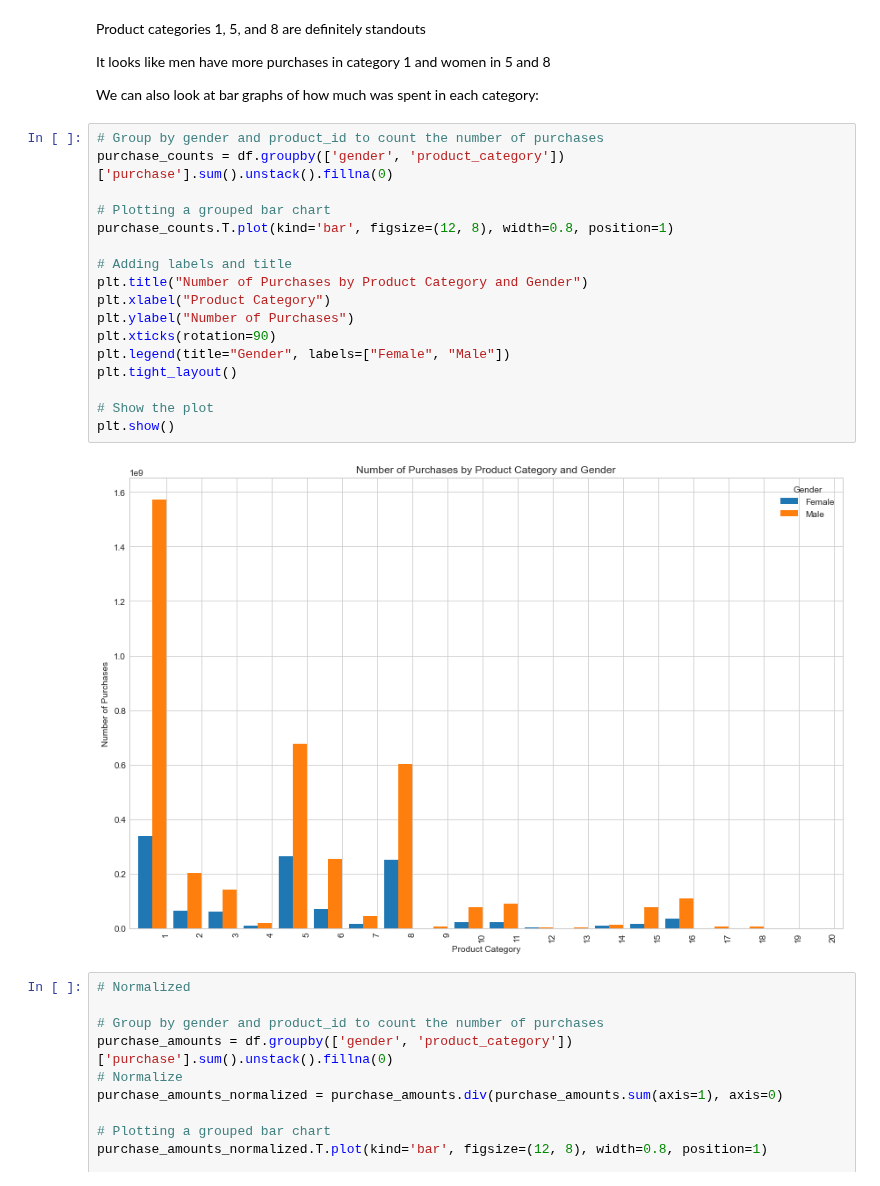
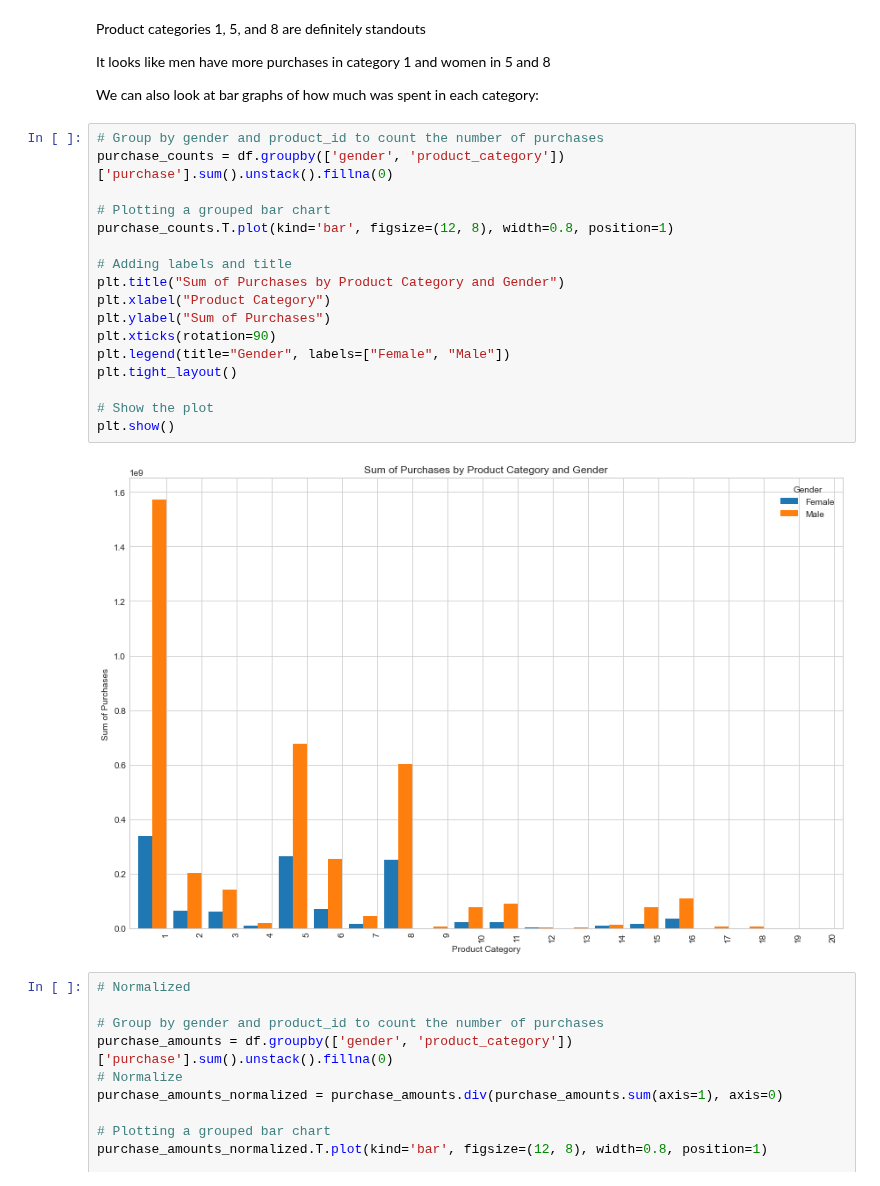
Before and after one commit to Green-Kiwie/Extreme-Couponers-Walmart-Black-Friday, a Jupyter notebook: joe-explore.ipynb, the cells around one changed output. Saved outputs shown, nothing was run; the diff lists cells and outputs as text.

Commit message:
Continued search into gender

```diff
--- a/joe-explore.ipynb
+++ b/joe-explore.ipynb
@@ -241,22 +262,22 @@ We can also look at bar graphs of how much was spent in each category:
 # %%
 # Group by gender and product_id to count the number of purchases
 purchase_counts = df.groupby(['gender', 'product_category'])['purchase'].sum().unstack().fillna(0)
 
 # Plotting a grouped bar chart
 purchase_counts.T.plot(kind='bar', figsize=(12, 8), width=0.8, position=1)
 
 # Adding labels and title
-plt.title("Number of Purchases by Product Category and Gender")
+plt.title("Sum of Purchases by Product Category and Gender")
 plt.xlabel("Product Category")
-plt.ylabel("Number of Purchases")
+plt.ylabel("Sum of Purchases")
 plt.xticks(rotation=90)
 plt.legend(title="Gender", labels=["Female", "Male"])
 plt.tight_layout()
 
 # Show the plot
 plt.show()
 # %% [output]
-[figure, old version]
+[figure, new version]
 # %%
 # Normalized
 
```
Also changed, not shown: parts of 13 cells of this notebook.
